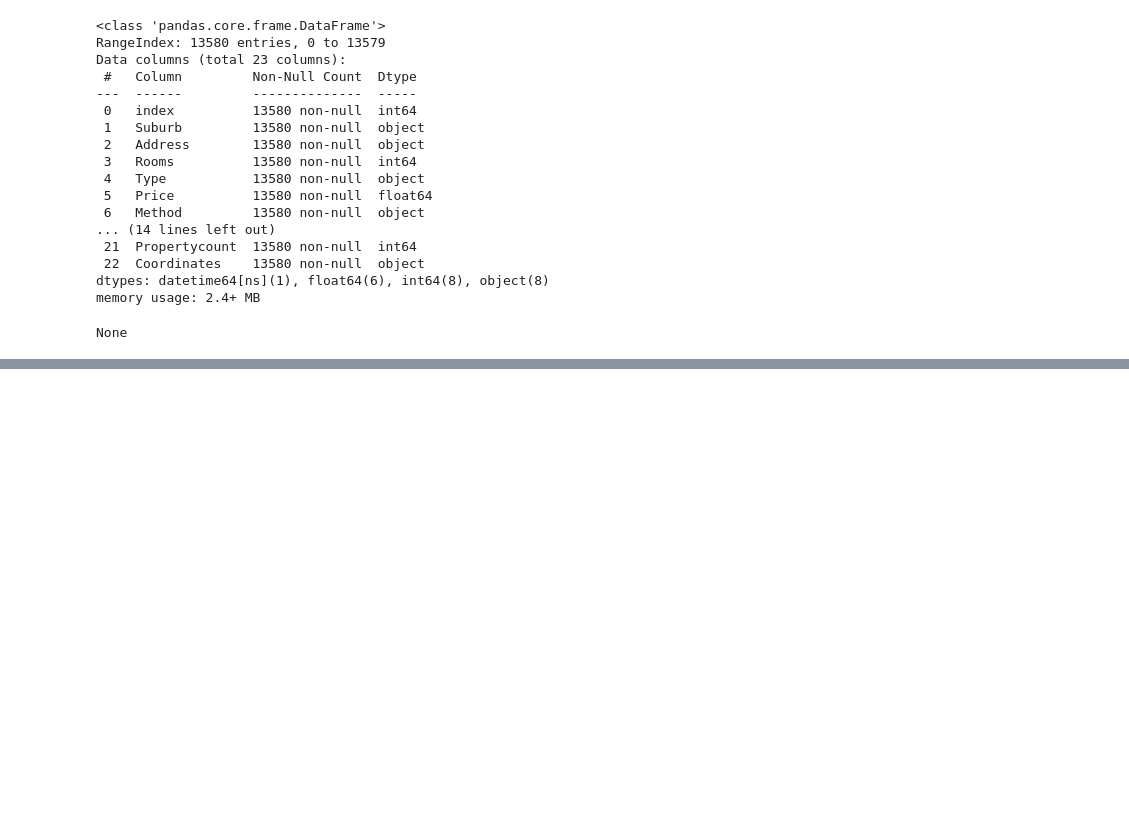
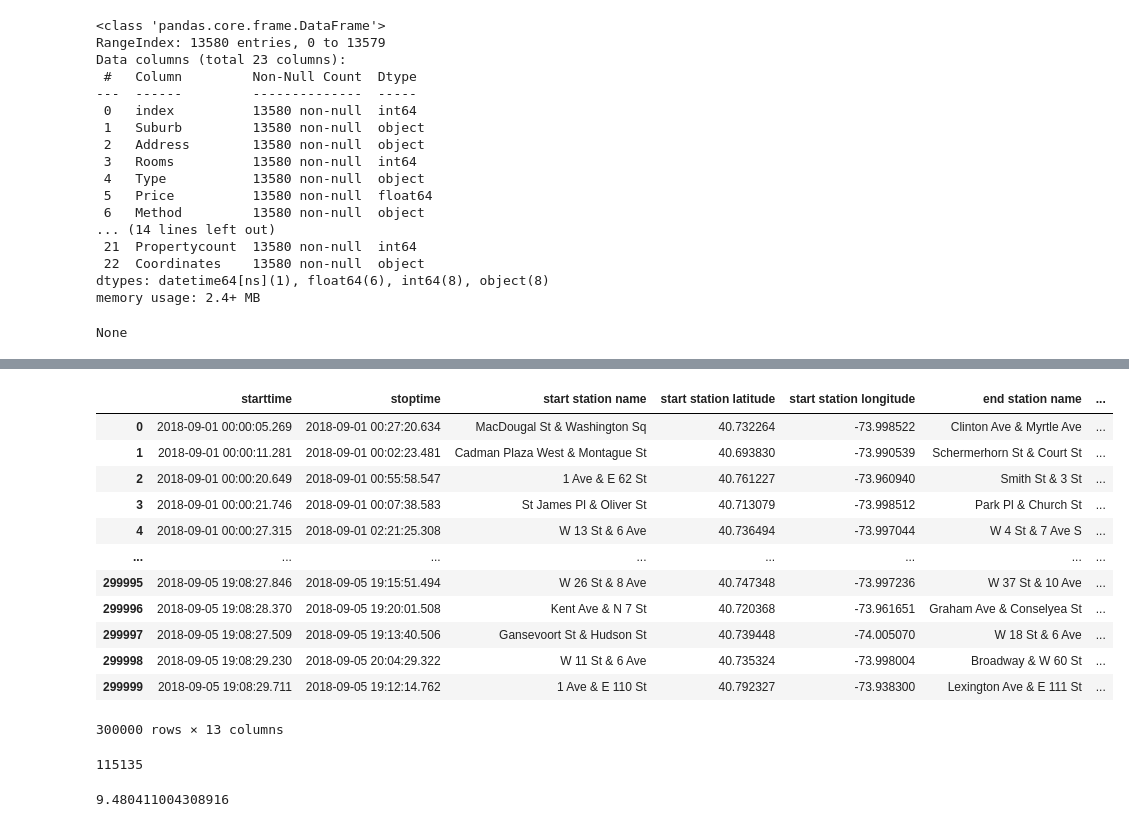
Before and after one commit to Aldiyar90/SkillFactory---Data-Science, a Jupyter notebook: Python 11. Pandas/lectures_pyhton11.ipynb, the cells around one changed output, grey strips where cells are left out. Drawn from its saved outputs; the diff is of its cells as text; code cells hidden in the pictures; blank space fills up the shorter version.

```diff
--- a/Python 11. Pandas/lectures_pyhton11.ipynb
+++ b/Python 11. Pandas/lectures_pyhton11.ipynb
@@ -741,0 +949,4 @@ None
+# %%
+citibike2 = citibike.copy()
+citibike2.drop("start station id", axis=1, inplace=True)
+citibike2.drop("end station id", axis=1, inplace=True)
@@ -741,0 +977,2 @@ None
+# %%
+citibike2.drop("birth year", axis=1, inplace=True)
@@ -741,0 +983,3 @@ None
+# %%
+citibike2["starttime"] = pd.to_datetime(citibike2["starttime"], dayfirst=False)
+citibike2["stoptime"] = pd.to_datetime(citibike2["stoptime"], dayfirst=False)
@@ -741,0 +1008,30 @@ None
+# %%
+citibike2["trip duration"] = citibike2["stoptime"] - citibike2["starttime"]
+# %%
+citibike2
+# %% [output]
+|  | starttime | stoptime | start station name | start station latitude | start station longitude | end station name | ... |
+| 0 | 2018-09-01 00:00:05.269 | 2018-09-01 00:27:20.634 | MacDougal St & Washington Sq | 40.732264 | -73.998522 | Clinton Ave & Myrtle Ave | ... |
+| 1 | 2018-09-01 00:00:11.281 | 2018-09-01 00:02:23.481 | Cadman Plaza West & Montague St | 40.693830 | -73.990539 | Schermerhorn St & Court St | ... |
+| 2 | 2018-09-01 00:00:20.649 | 2018-09-01 00:55:58.547 | 1 Ave & E 62 St | 40.761227 | -73.960940 | Smith St & 3 St | ... |
+| 3 | 2018-09-01 00:00:21.746 | 2018-09-01 00:07:38.583 | St James Pl & Oliver St | 40.713079 | -73.998512 | Park Pl & Church St | ... |
+| 4 | 2018-09-01 00:00:27.315 | 2018-09-01 02:21:25.308 | W 13 St & 6 Ave | 40.736494 | -73.997044 | W 4 St & 7 Ave S | ... |
+| ... | ... | ... | ... | ... | ... | ... | ... |
+| 299995 | 2018-09-05 19:08:27.846 | 2018-09-05 19:15:51.494 | W 26 St & 8 Ave | 40.747348 | -73.997236 | W 37 St & 10 Ave | ... |
+| 299996 | 2018-09-05 19:08:28.370 | 2018-09-05 19:20:01.508 | Kent Ave & N 7 St | 40.720368 | -73.961651 | Graham Ave & Conselyea St | ... |
+| 299997 | 2018-09-05 19:08:27.509 | 2018-09-05 19:13:40.506 | Gansevoort St & Hudson St | 40.739448 | -74.005070 | W 18 St & 6 Ave | ... |
+| 299998 | 2018-09-05 19:08:29.230 | 2018-09-05 20:04:29.322 | W 11 St & 6 Ave | 40.735324 | -73.998004 | Broadway & W 60 St | ... |
+| 299999 | 2018-09-05 19:08:29.711 | 2018-09-05 19:12:14.762 | 1 Ave & E 110 St | 40.792327 | -73.938300 | Lexington Ave & E 111 St | ... |
+300000 rows × 13 columns
+# %%
+def weekend_citi(date):
+    if date > 4:
+        return 1
+    else: return 0
+
+citibike2["weekend"] = citibike2['starttime'].dt.day_of_week.apply(weekend_citi)
+citibike2["weekend"].sum()
+
+# melb_df3["StreetType"] = street_types.apply(lambda x: x if x in popular_stypes else "other")
+# %% [output]
+115135
@@ -741,0 +1050,7 @@ None
+# %%
+days_num = citibike2[citibike2["time_of_day"] == "day"]["time_of_day"].count()
+nights_num = citibike2[citibike2["time_of_day"] == "night"]["time_of_day"].count()
+
+display(days_num / nights_num)
+# %% [output]
+9.480411004308916
```
Also changed, not shown: parts of 22 cells of this notebook, 5 other files.
